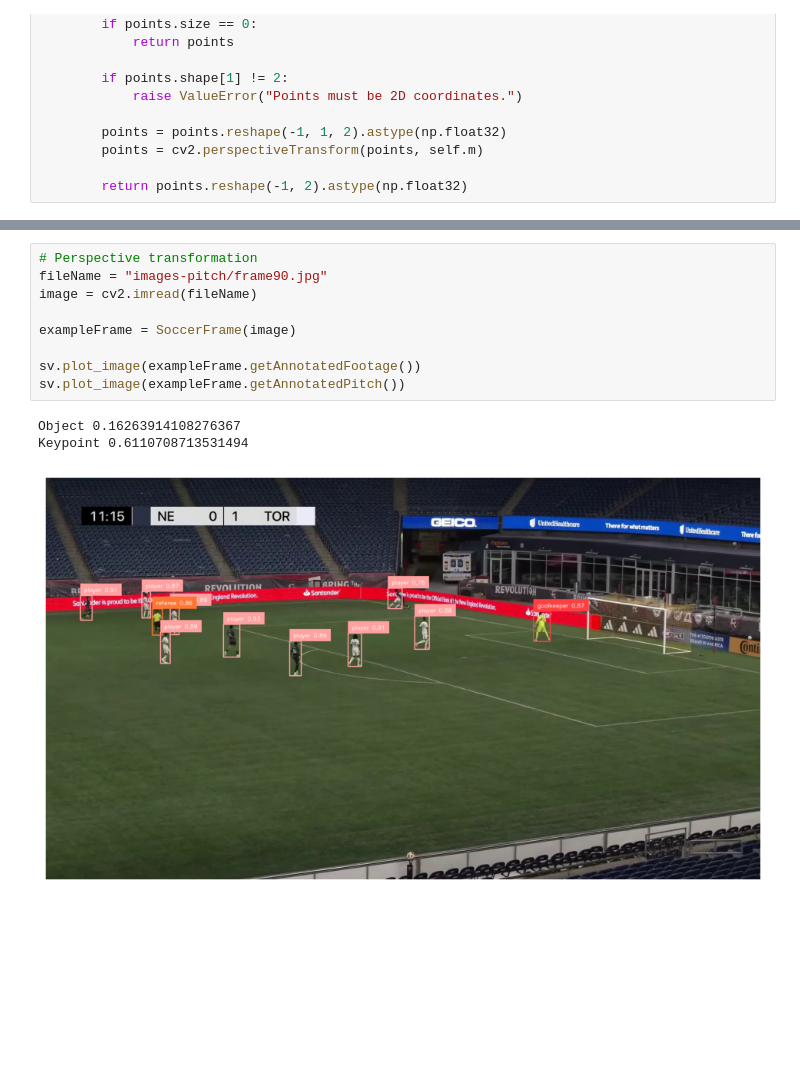
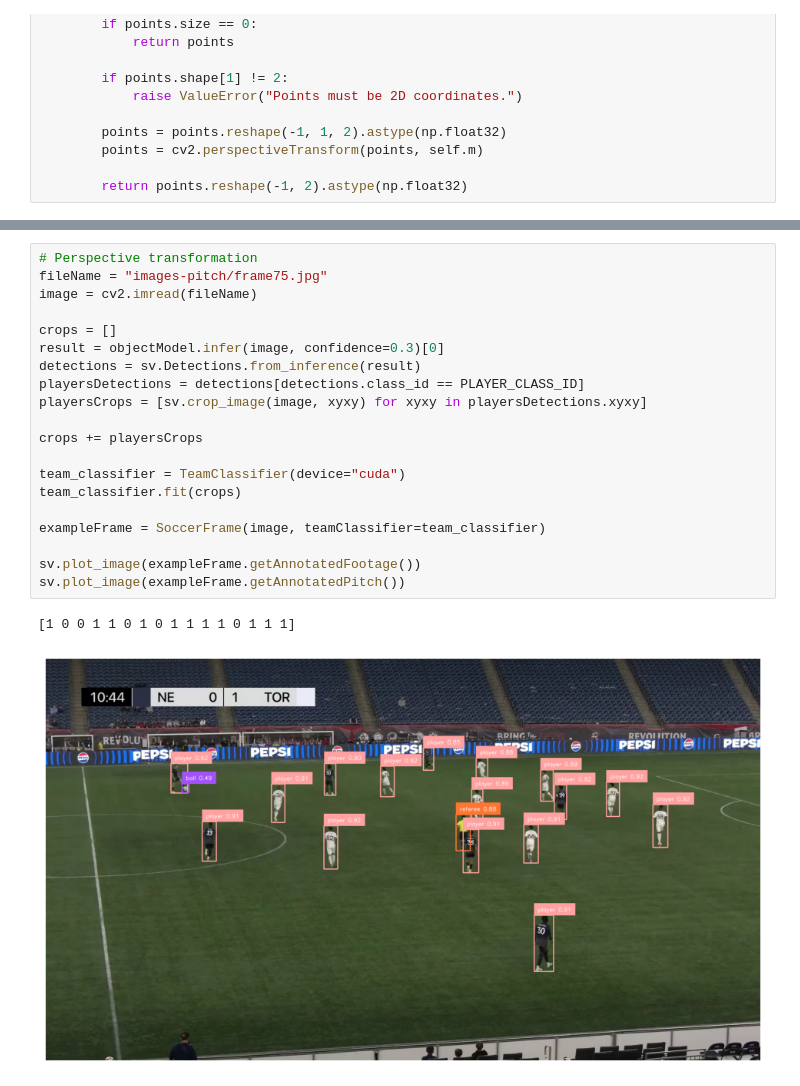
Before and after one commit to Isss11/soccer-computer-vision-analysis, a Jupyter notebook: detector.ipynb, the cells around one changed output, grey strips where cells are left out. Cells and saved outputs as stored; diff of their text form; blank space fills up the shorter version.

Commit message:
Add Team Classifier

```diff
--- a/detector.ipynb
+++ b/detector.ipynb
@@ -400,13 +446,23 @@ def processVideoFrame(frame):
 # %%
 # Perspective transformation
-fileName = "images-pitch/frame90.jpg"
+fileName = "images-pitch/frame75.jpg"
 image = cv2.imread(fileName)
 
-exampleFrame = SoccerFrame(image)
+crops = []
+result = objectModel.infer(image, confidence=0.3)[0]
+detections = sv.Detections.from_inference(result)
+playersDetections = detections[detections.class_id == PLAYER_CLASS_ID]
+playersCrops = [sv.crop_image(image, xyxy) for xyxy in playersDetections.xyxy]
+
+crops += playersCrops
+
+team_classifier = TeamClassifier(device="cuda")
+team_classifier.fit(crops)
+
+exampleFrame = SoccerFrame(image, teamClassifier=team_classifier)
 
 sv.plot_image(exampleFrame.getAnnotatedFootage())
 sv.plot_image(exampleFrame.getAnnotatedPitch())
 # %% [output]
-Object 0.16263914108276367
-Keypoint 0.6110708713531494
+[1 0 0 1 1 0 1 0 1 1 1 1 0 1 1 1]
-[figure, old version]
+[figure, new version]
```
Also changed, not shown: parts of 6 cells of this notebook.
